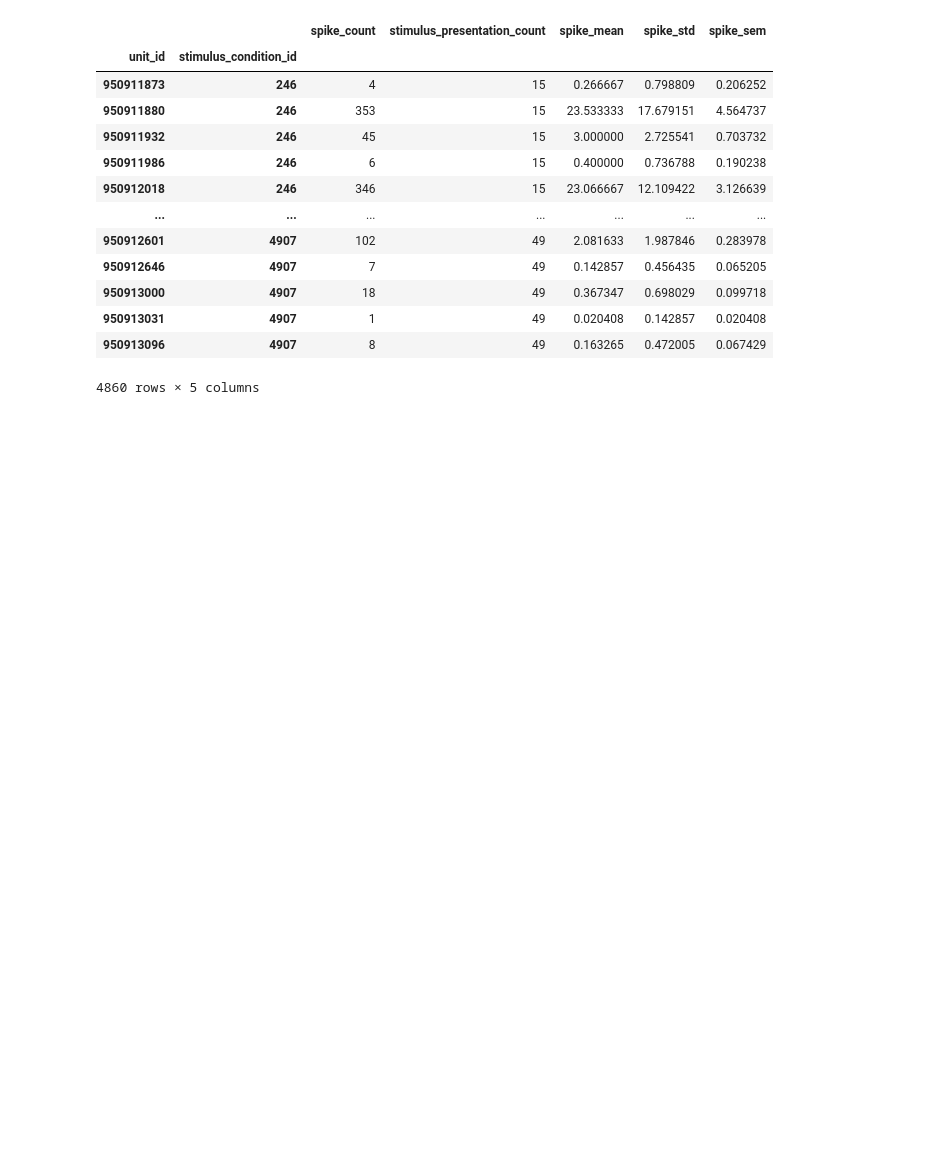
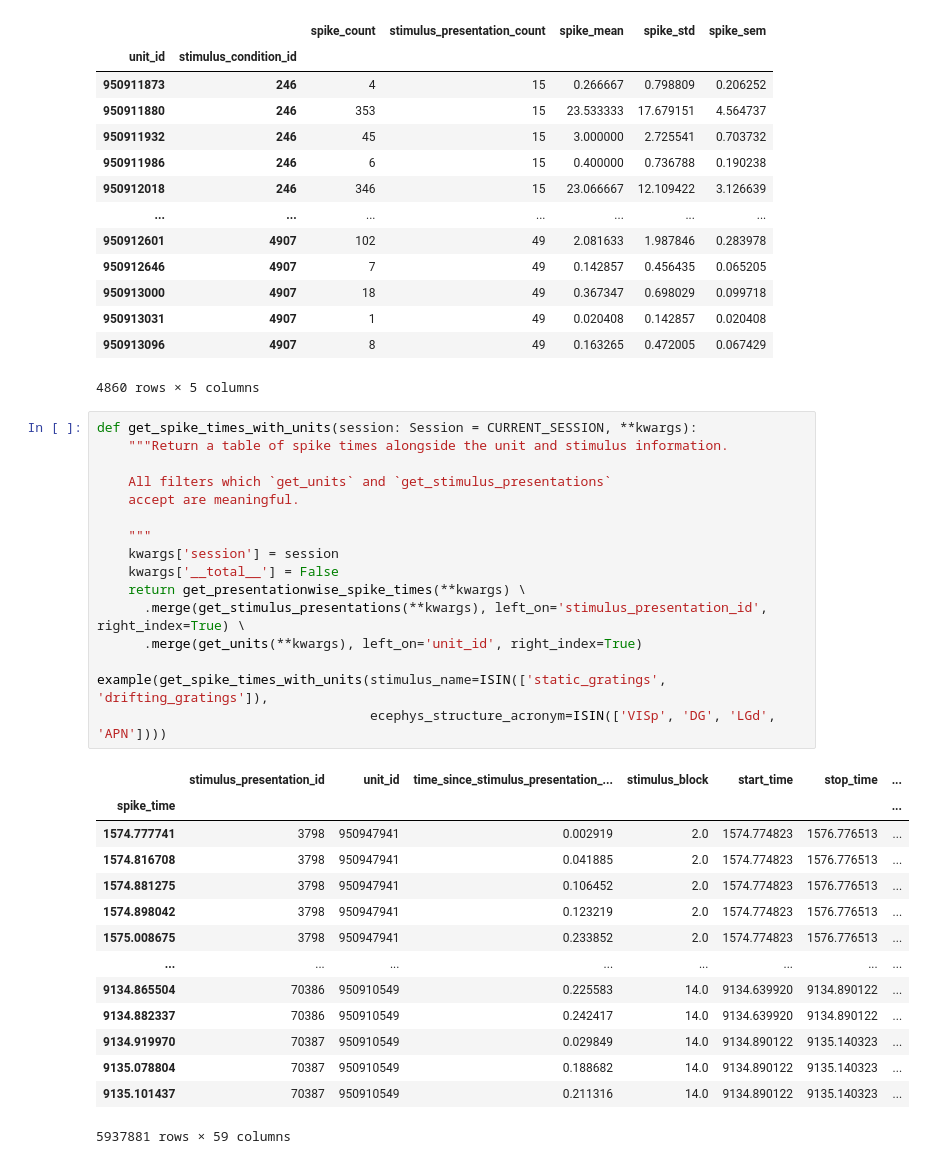
Before and after one commit to tebe-nigrelli/MMN-Group-Project, a Jupyter notebook: 00_Setup.ipynb, the cells around one changed output. Drawn from its saved outputs; the diff is of its cells as text; blank space fills up the shorter version.

Commit message:
Update 00_Setup.ipynb to contain get_spike_times_with_units

```diff
--- a/00_Setup.ipynb
+++ b/00_Setup.ipynb
@@ -422,3 +422,34 @@ example(get_conditionwise_spike_statistics(ecephys_structure_acronym = 'VISam',
 | 950913031 | 4907 | 1 | 49 | 0.020408 | 0.142857 | 0.020408 |
 | 950913096 | 4907 | 8 | 49 | 0.163265 | 0.472005 | 0.067429 |
 4860 rows × 5 columns
+# %%
+def get_spike_times_with_units(session: Session = CURRENT_SESSION, **kwargs):
+    """Return a table of spike times alongside the unit and stimulus information.
+
+    All filters which `get_units` and `get_stimulus_presentations`
+    accept are meaningful.
+
+    """
+    kwargs['session'] = session
+    kwargs['__total__'] = False
+    return get_presentationwise_spike_times(**kwargs) \
+      .merge(get_stimulus_presentations(**kwargs), left_on='stimulus_presentation_id', right_index=True) \
+      .merge(get_units(**kwargs), left_on='unit_id', right_index=True)
+
+example(get_spike_times_with_units(stimulus_name=ISIN(['static_gratings', 'drifting_gratings']),
+                                   ecephys_structure_acronym=ISIN(['VISp', 'DG', 'LGd', 'APN'])))
+# %% [output]
+|  | stimulus_presentation_id | unit_id | time_since_stimulus_presentation_... | stimulus_block | start_time | stop_time | ... |
+| spike_time |  |  |  |  |  |  | ... |
+| 1574.777741 | 3798 | 950947941 | 0.002919 | 2.0 | 1574.774823 | 1576.776513 | ... |
+| 1574.816708 | 3798 | 950947941 | 0.041885 | 2.0 | 1574.774823 | 1576.776513 | ... |
+| 1574.881275 | 3798 | 950947941 | 0.106452 | 2.0 | 1574.774823 | 1576.776513 | ... |
+| 1574.898042 | 3798 | 950947941 | 0.123219 | 2.0 | 1574.774823 | 1576.776513 | ... |
+| 1575.008675 | 3798 | 950947941 | 0.233852 | 2.0 | 1574.774823 | 1576.776513 | ... |
+| ... | ... | ... | ... | ... | ... | ... | ... |
+| 9134.865504 | 70386 | 950910549 | 0.225583 | 14.0 | 9134.639920 | 9134.890122 | ... |
+| 9134.882337 | 70386 | 950910549 | 0.242417 | 14.0 | 9134.639920 | 9134.890122 | ... |
+| 9134.919970 | 70387 | 950910549 | 0.029849 | 14.0 | 9134.890122 | 9135.140323 | ... |
+| 9135.078804 | 70387 | 950910549 | 0.188682 | 14.0 | 9134.890122 | 9135.140323 | ... |
+| 9135.101437 | 70387 | 950910549 | 0.211316 | 14.0 | 9134.890122 | 9135.140323 | ... |
+5937881 rows × 59 columns
```
Also changed, not shown: parts of 1 cell of this notebook.
